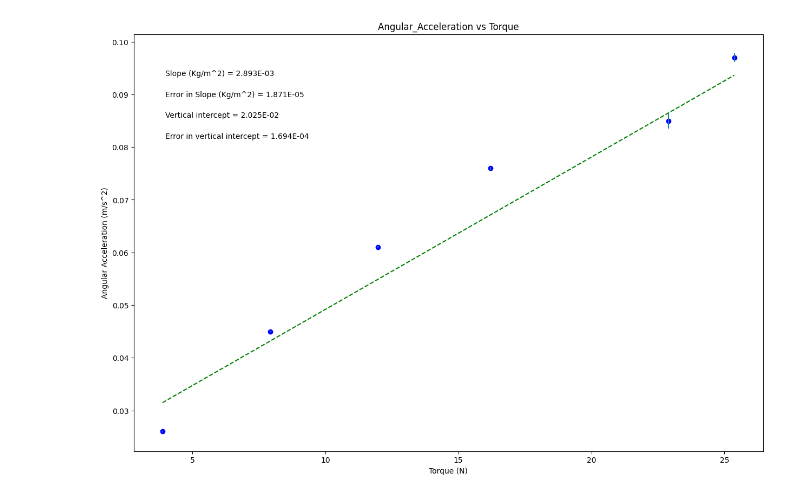
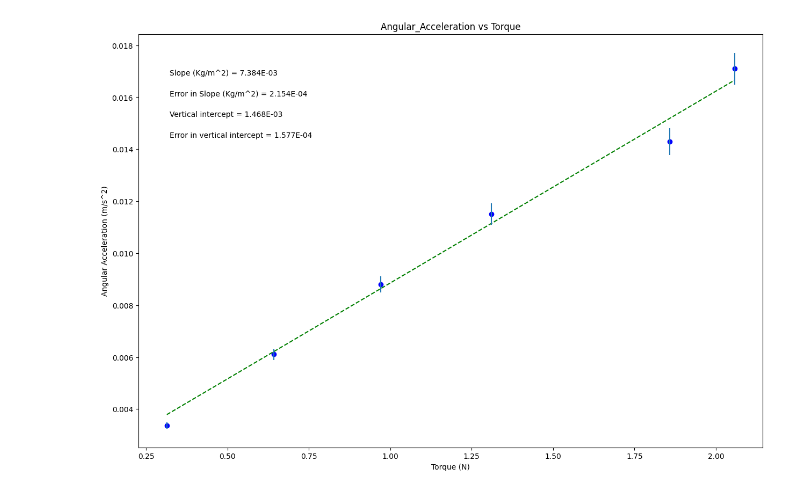
Before and after one commit to I-cant-belive-xander-is-here/School, a Jupyter notebook: PHSXlab_plotting_template.ipynb, the cells around one changed output. Saved outputs shown, nothing was run; the diff lists cells and outputs as text; code cells hidden in the pictures.

```diff
--- a/PHSXlab_plotting_template.ipynb
+++ b/PHSXlab_plotting_template.ipynb
@@ -19,11 +19,11 @@ import matplotlib.pyplot as plt
 #variable names should start with a letter and must contain only letters, numbers, and underscores
 
 
-Angular_Acceleration = np.array([3.88, 7.93, 11.98, 16.21, 22.90, 25.37])
+Angular_Acceleration = np.array([0.314, 0.642, 0.971, 1.310, 1.8578, 2.057])
 
-Torque = np.array([0.026, 0.045, 0.061, 0.076, 0.085, 0.097])
+Torque = np.array([0.00337, 0.00611, 0.0088, 0.0115, 0.0143, 0.0171])
 
-ErrorinTorque = np.array([0.000131, 0.000131, 0.000212, 0.000263, 0.001450, 0.000834])
+ErrorinTorque = np.array([0.000122, 0.000219, 0.000317, 0.000414, 0.000512, 0.000610])
 
 
 
@@ -92,31 +92,31 @@ elif annotation_placement==3 or annotation_placement==4:
 #Don't need to change anything in this section!
 
 #Plot data on graph. Plot error bars and place values for slope,
 #error in slope, and vertical intercept (plus error) on the plot using "annotate"
 
 plt.figure(figsize=(15,10))
 
 plt.plot(x, fit, color='green', linestyle='--')
 plt.scatter(x, y, color='blue', marker='o')
 
 plt.xlabel(x_label)
 plt.ylabel(y_label)
 plt.title(plot_title)
 
 plt.errorbar(x, y, yerr=dy, xerr=None, fmt="none") #don't need to plot x error bars
 
 plt.annotate('Slope ({}) = {value:.{digits}E}'.format(slope_units,value=m, digits=3),
              (xpos, ypos[0]), xycoords='axes fraction')
 
 plt.annotate('Error in Slope ({}) = {value:.{digits}E}'.format(slope_units,value=dm, digits=3),
              (xpos, ypos[1]), xycoords='axes fraction')
 
 plt.annotate('Vertical intercept = {value:.{digits}E}'.format(value=b, digits=3),
              (xpos, ypos[2]), xycoords='axes fraction')
 
 plt.annotate('Error in vertical intercept = {value:.{digits}E}'.format(value=db, digits=3),
              (xpos, ypos[3]), xycoords='axes fraction')
 
 plt.show()
 # %% [output]
-[figure, old version]
+[figure, new version]
```
